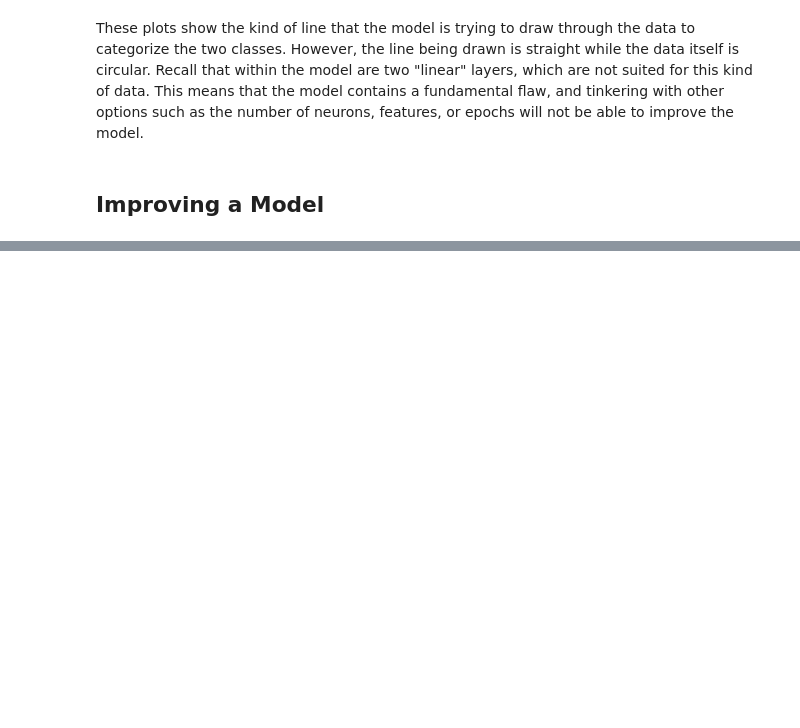
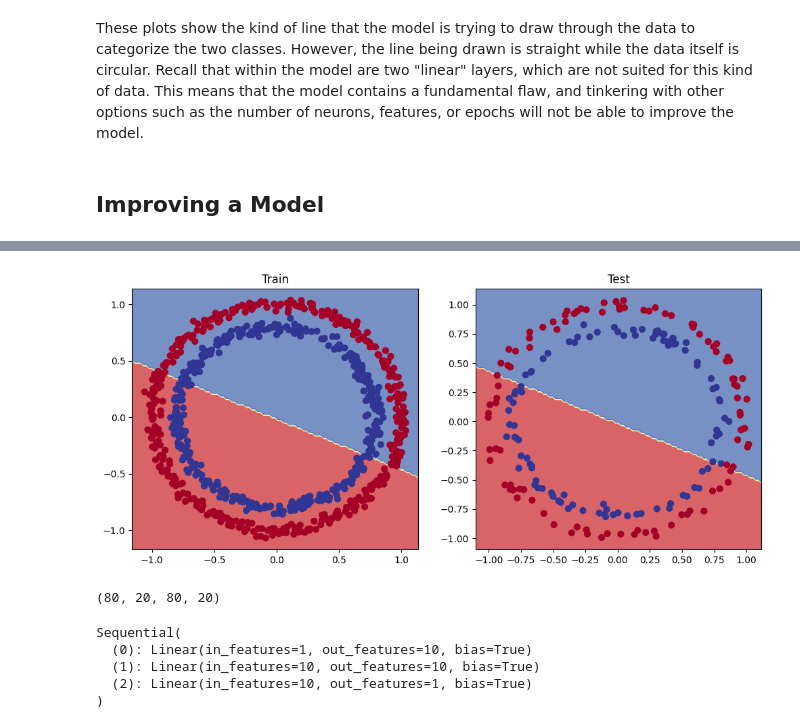
Before and after one commit to RumiaGIT/pytorch-research, a Jupyter notebook: 02_pytorch_classification.ipynb, the cells around one changed output, grey strips where cells are left out. Saved outputs shown, nothing was run; the diff lists cells and outputs as text; code cells hidden in the pictures; blank space fills up the shorter version.

```diff
--- a/02_pytorch_classification.ipynb
+++ b/02_pytorch_classification.ipynb
@@ -349,0 +384,3 @@ These plots show the kind of line that the model is trying to draw through the d
+# %%
+model_1 = CircleModelV1()
+model_1
@@ -349,0 +393,25 @@ These plots show the kind of line that the model is trying to draw through the d
+# %%
+loss_fn = nn.BCEWithLogitsLoss()
+optimizer = torch.optim.SGD(params=model_1.parameters(), lr=0.1)
+# %%
+torch.manual_seed(42)
+epochs = 1001
+
+for epoch in range(epochs):
+    model_1.train()
+    y_logits = model_1(X_train).squeeze()
+    y_pred = torch.round(torch.sigmoid(y_logits))
+    loss = loss_fn(y_logits, y_train)
+    acc = accuracy_fn(y_train, y_pred)
+    optimizer.zero_grad()
+    loss.backward()
+    optimizer.step()
+    model_1.eval()
+    with torch.inference_mode():
+        test_logits = model_1(X_test).squeeze()
+        test_pred = torch.round(torch.sigmoid(test_logits))
+        loss = loss_fn(test_logits, y_test)
+        acc = accuracy_fn(y_test, test_pred)
+        if epoch % 100 == 0:
+            print(f"Epoch: {epoch} | Loss: {loss:.5f}, Acc: {acc:.2f}% | Test Loss: {test_loss:.5f}, Test Acc: {test_acc:.2f}%")
+            #print(model_0.state_dict())
@@ -349,0 +430,11 @@ These plots show the kind of line that the model is trying to draw through the d
+# %%
+# Helper functions for visualization
+plt.figure(figsize=(12, 5))
+plt.subplot(1, 2, 1)
+plt.title("Train")
+plot_decision_boundary(model_1, X_train, y_train)
+plt.subplot(1, 2, 2)
+plt.title("Test")
+plot_decision_boundary(model_1, X_test, y_test)
+# %% [output]
+[figure, added]
@@ -349,0 +449,19 @@ These plots show the kind of line that the model is trying to draw through the d
+# %%
+len(Xrg_train), len(Xrg_test), len(yrg_train), len(yrg_test)
+# %% [output]
+(80, 20, 80, 20)
+# %%
+# Recreating CircleModelV1 with nn.Sequential with slightly altered architecture to accommodate the linear data
+model_2 = nn.Sequential(
+    nn.Linear(in_features=1, out_features=10),
+    nn.Linear(in_features=10, out_features=10),
+    nn.Linear(in_features=10, out_features=1)
+)
+
+model_2
+# %% [output]
+Sequential(
+  (0): Linear(in_features=1, out_features=10, bias=True)
+  (1): Linear(in_features=10, out_features=10, bias=True)
+  (2): Linear(in_features=10, out_features=1, bias=True)
+)
```
Also changed, not shown: parts of 19 cells of this notebook, 2 other files.
